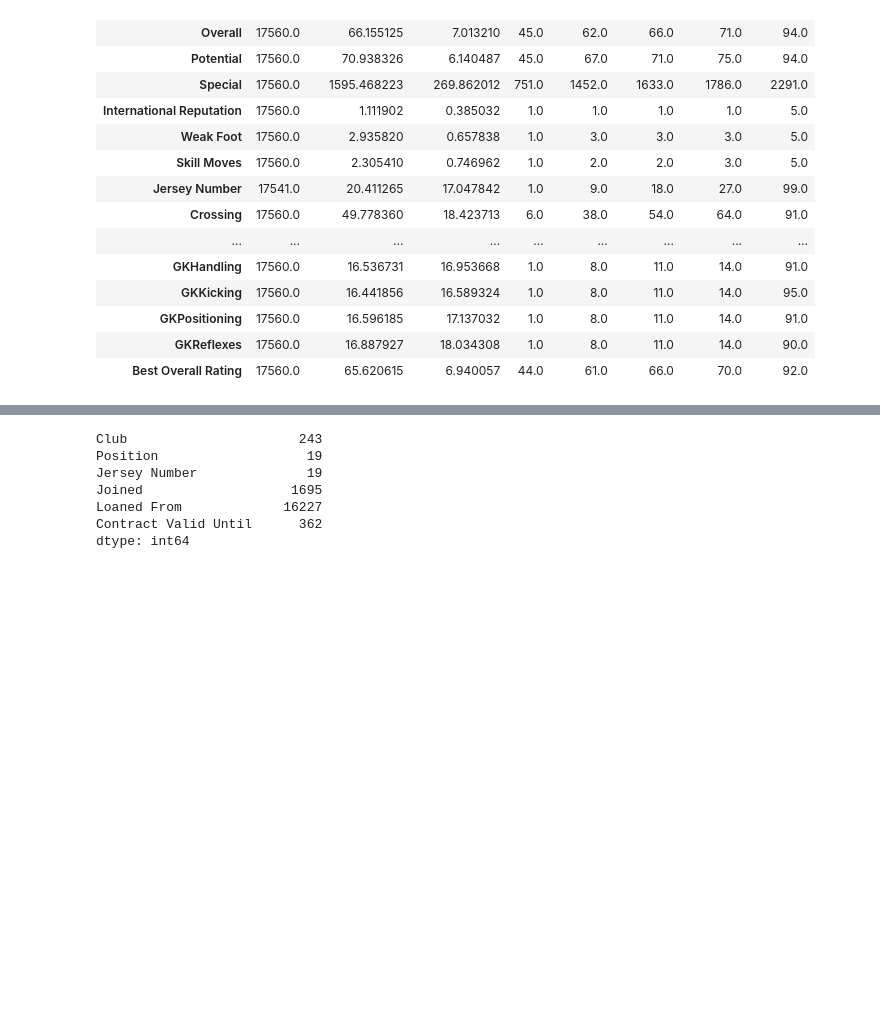
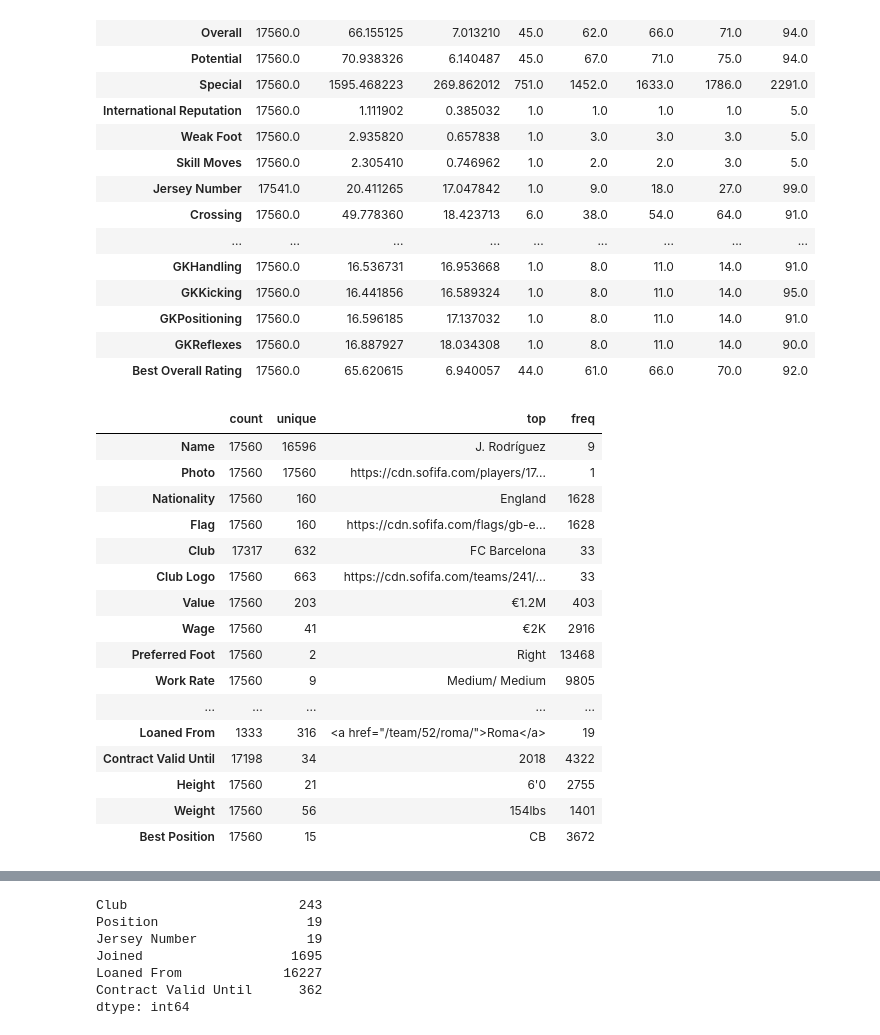
Before and after one commit to edwincm/ICTAK-DSA-B4, a Jupyter notebook: Project Files/Fifa Player Performance Analysis.ipynb, the cells around one changed output, grey strips where cells are left out. Drawn from its saved outputs; the diff is of its cells as text; code cells hidden in the pictures; blank space fills up the shorter version.

```diff
--- a/Project Files/Fifa Player Performance Analysis.ipynb
+++ b/Project Files/Fifa Player Performance Analysis.ipynb
@@ -201,3 +143,24 @@ df.describe().T
 | GKPositioning | 17560.0 | 16.596185 | 17.137032 | 1.0 | 8.0 | 11.0 | 14.0 | 91.0 |
 | GKReflexes | 17560.0 | 16.887927 | 18.034308 | 1.0 | 8.0 | 11.0 | 14.0 | 90.0 |
 | Best Overall Rating | 17560.0 | 65.620615 | 6.940057 | 44.0 | 61.0 | 66.0 | 70.0 | 92.0 |
+# %%
+# Describe categorical columns
+df.describe(include='object').T
+# %% [output]
+|  | count | unique | top | freq |
+| Name | 17560 | 16596 | J. Rodríguez | 9 |
+| Photo | 17560 | 17560 | https://cdn.sofifa.com/players/17... | 1 |
+| Nationality | 17560 | 160 | England | 1628 |
+| Flag | 17560 | 160 | https://cdn.sofifa.com/flags/gb-e... | 1628 |
+| Club | 17317 | 632 | FC Barcelona | 33 |
+| Club Logo | 17560 | 663 | https://cdn.sofifa.com/teams/241/... | 33 |
+| Value | 17560 | 203 | €1.2M | 403 |
+| Wage | 17560 | 41 | €2K | 2916 |
+| Preferred Foot | 17560 | 2 | Right | 13468 |
+| Work Rate | 17560 | 9 | Medium/ Medium | 9805 |
+| ... | ... | ... | ... | ... |
+| Loaned From | 1333 | 316 | <a href="/team/52/roma/">Roma</a> | 19 |
+| Contract Valid Until | 17198 | 34 | 2018 | 4322 |
+| Height | 17560 | 21 | 6'0 | 2755 |
+| Weight | 17560 | 56 | 154lbs | 1401 |
+| Best Position | 17560 | 15 | CB | 3672 |
```
Also changed, not shown: parts of 55 cells of this notebook, 1 other file.
